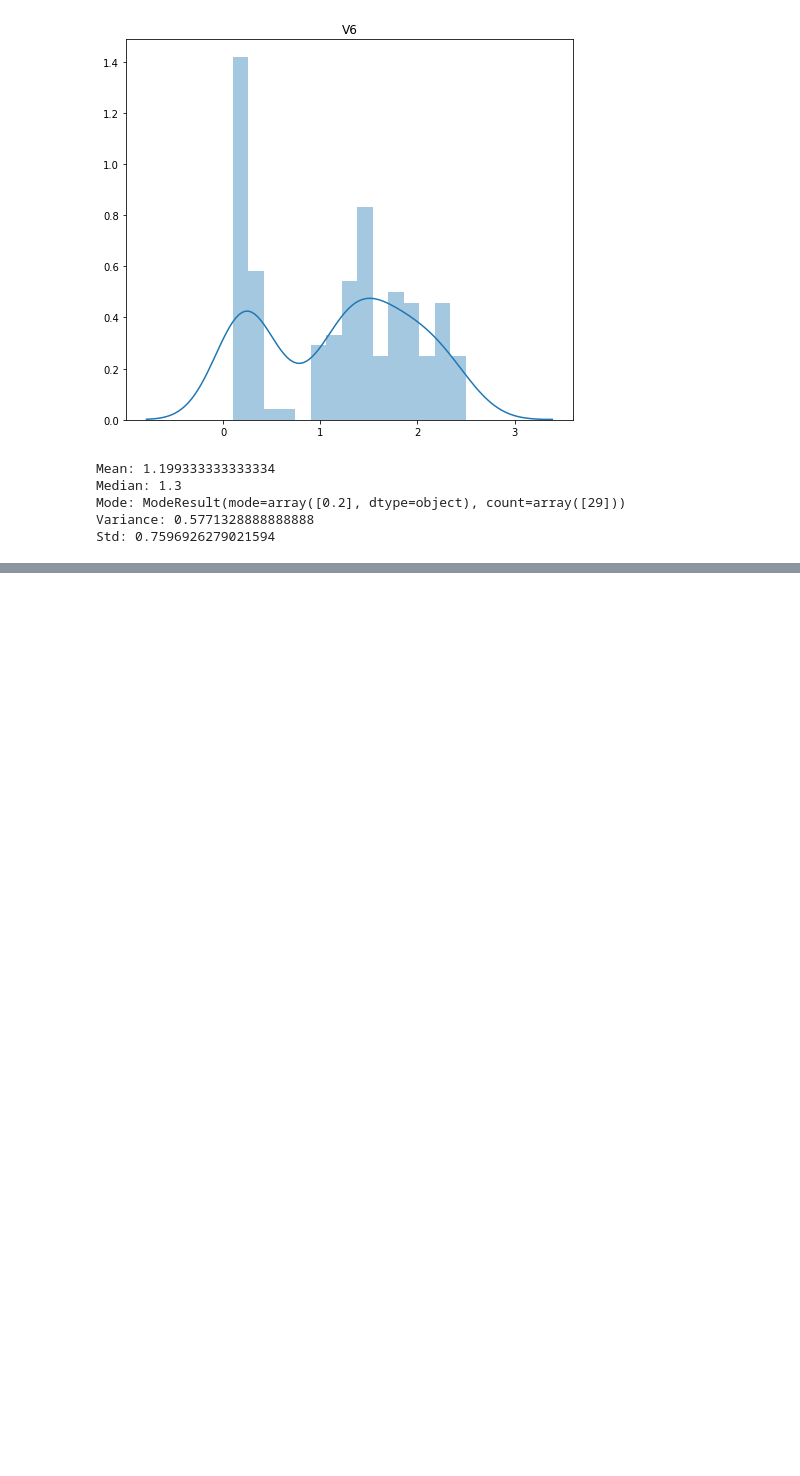
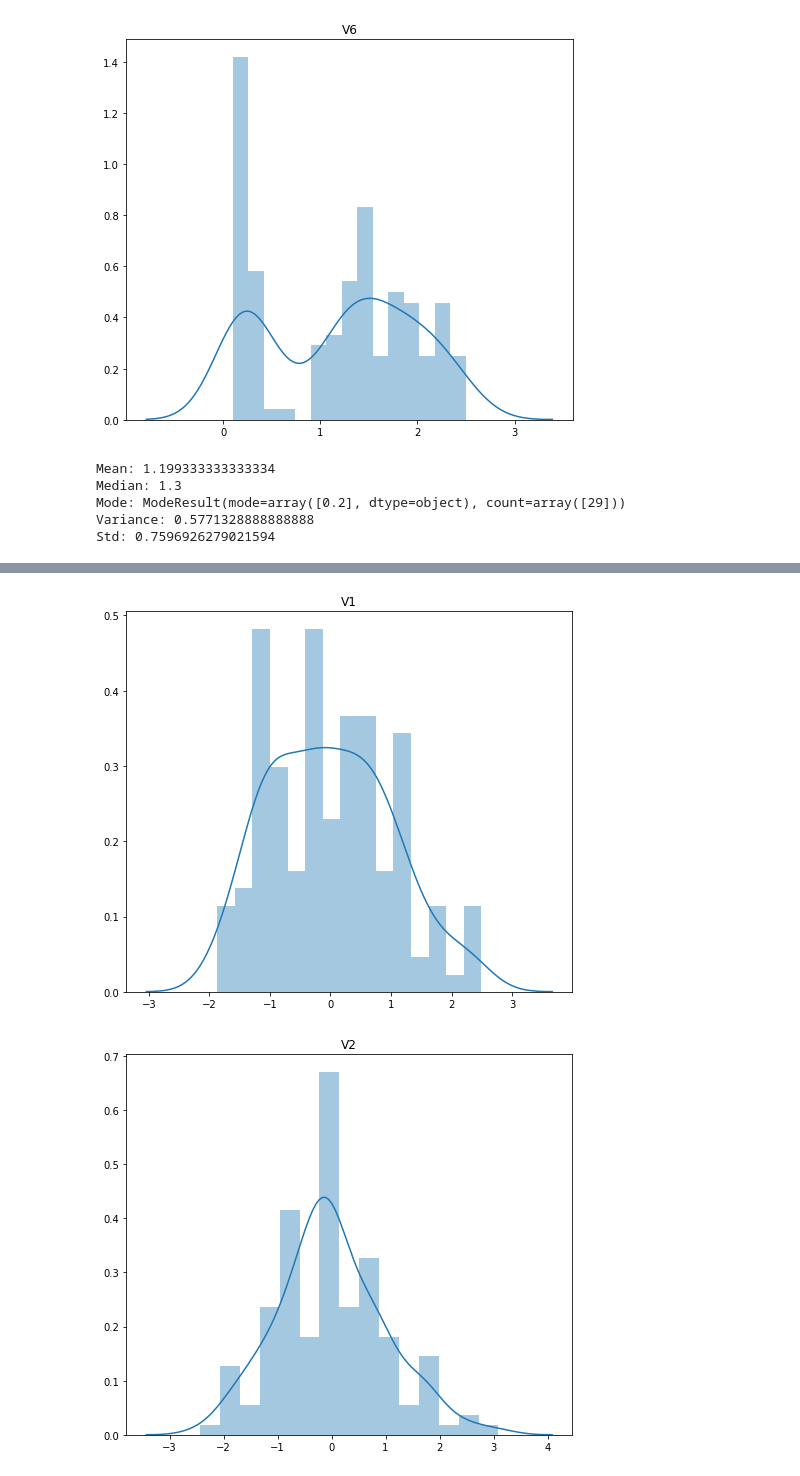
Before and after one commit to carvalheirafc/dim0097, a Jupyter notebook: lista1/questão_c.ipynb, the cells around one changed output, grey strips where cells are left out. Drawn from its saved outputs; the diff is of its cells as text; code cells hidden in the pictures; blank space fills up the shorter version.

```diff
--- a/lista1/questão_c.ipynb
+++ b/lista1/questão_c.ipynb
@@ -107,0 +126,8 @@ Std: 0.7596926279021594
+# %%
+'''
+Z-Score Normalization
+'''
+z_scaler = preprocessing.StandardScaler()
+data_zscore = data_norm_io = pd.DataFrame(z_scaler.fit_transform(data.to_numpy()),
+                            columns=data.columns)
+data_zscore.describe().transpose()
@@ -107,0 +152,6 @@ Std: 0.7596926279021594
+# %%
+for var in data_zscore.columns:
+  describe_custom(data_zscore[var], print_data=False)
+# %% [output]
+[figure, added]
+[figure, added]
```
Also changed, not shown: parts of 6 cells of this notebook.
